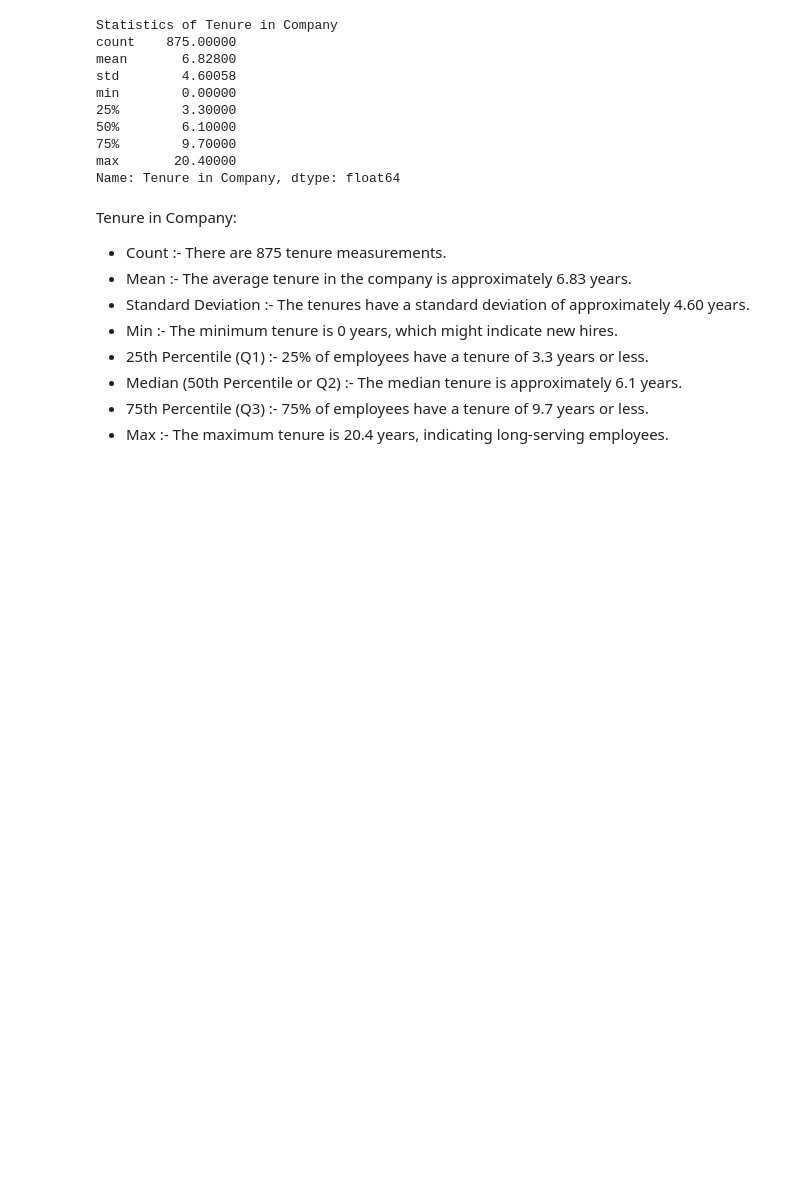
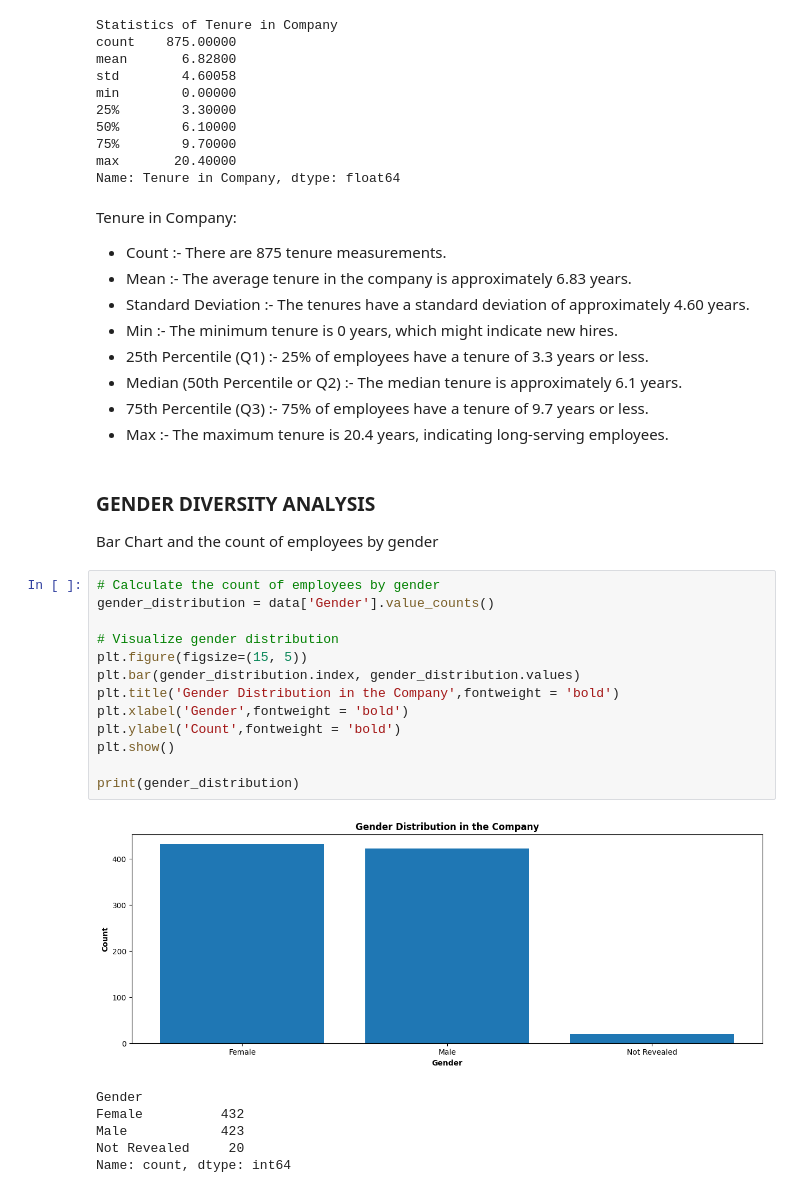
Before and after one commit to RIZWAN-VY/HR_Data_Analytics_and_Visualization, a Jupyter notebook: Employee_Data_Analysis_and_Visualization.ipynb, the cells around one changed output. Cells and saved outputs as stored; diff of their text form; blank space fills up the shorter version.

Commit message:
Bar Chart and the count of employees by gender

```diff
--- a/Employee_Data_Analysis_and_Visualization.ipynb
+++ b/Employee_Data_Analysis_and_Visualization.ipynb
@@ -173,3 +173,26 @@ Tenure in Company:
 * Median (50th Percentile or Q2) :-  The median tenure is approximately 6.1 years.
 * 75th Percentile (Q3) :-  75% of employees have a tenure of 9.7 years or less.
 * Max :-  The maximum tenure is 20.4 years, indicating long-serving employees.
+# %% [markdown]
+### GENDER DIVERSITY ANALYSIS
+Bar Chart and the count of employees by gender
+# %%
+# Calculate the count of employees by gender
+gender_distribution = data['Gender'].value_counts()
+
+# Visualize gender distribution
+plt.figure(figsize=(15, 5))
+plt.bar(gender_distribution.index, gender_distribution.values)
+plt.title('Gender Distribution in the Company',fontweight = 'bold')
+plt.xlabel('Gender',fontweight = 'bold')
+plt.ylabel('Count',fontweight = 'bold')
+plt.show()
+
+print(gender_distribution)
+# %% [output]
+[figure, added]
+Gender
+Female          432
+Male            423
+Not Revealed     20
+Name: count, dtype: int64
```
